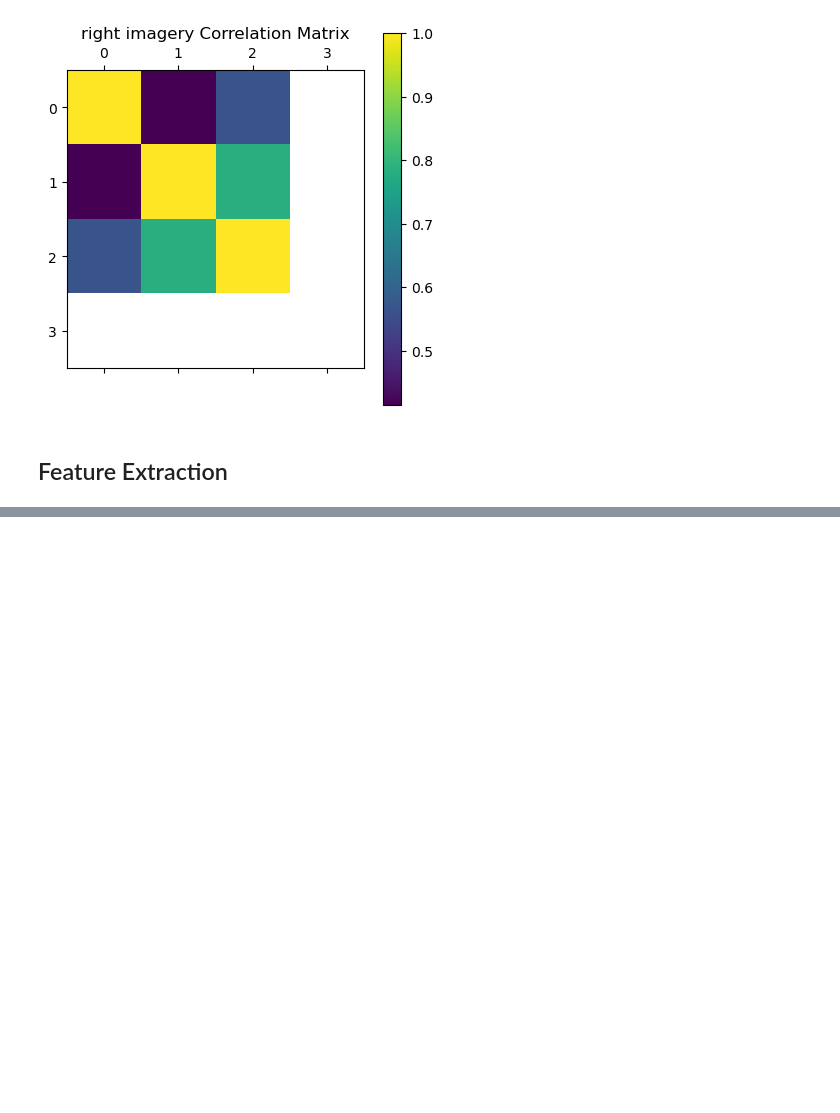
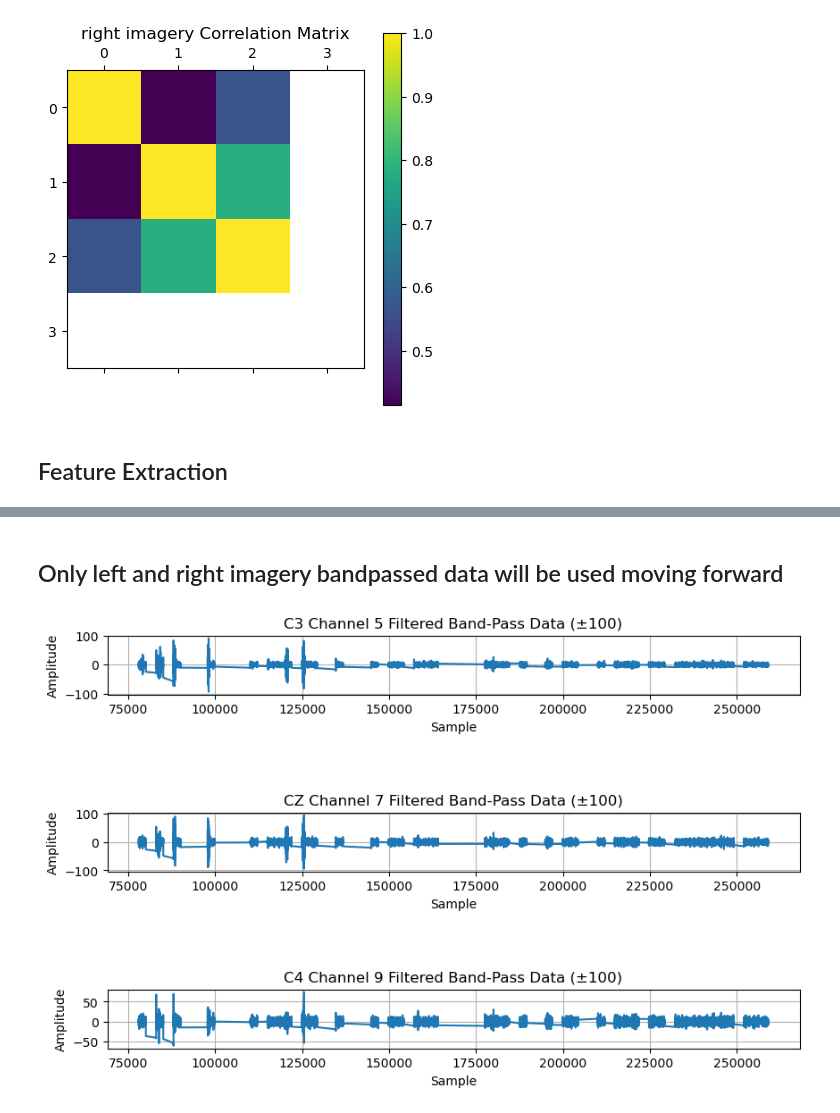
Before and after one commit to Jideco/stroke_rehab_data_analysis, a Jupyter notebook: 1_data_preparation_and_evaluation.ipynb, the cells around one changed output, grey strips where cells are left out. Saved outputs shown, nothing was run; the diff lists cells and outputs as text; code cells hidden in the pictures; blank space fills up the shorter version.

Commit message:
strict_filter

```diff
--- a/1_data_preparation_and_evaluation.ipynb
+++ b/1_data_preparation_and_evaluation.ipynb
@@ -822,0 +839,45 @@ plt.show()
+# %% [markdown]
+## Only left and right imagery bandpassed data will be used moving forward
+# %%
+# --- Updated: Strict filtering between -100 and +100 ---
+def filter_band_pass_data_strict(df, threshold=100):
+    mask = ((df >= -threshold) & (df <= threshold)).all(axis=1)
+    return df[mask]
+
+# Apply filtering
+left_imagery_band_pass_filtered = filter_band_pass_data_strict(left_imagery_band_pass)
+# %%
+figure, axis = plt.subplots(3, 1, figsize=(10, 6))
+plt.subplots_adjust(hspace=2)
+
+axis[0].set_title('C3 Channel 5 Filtered Band-Pass Data (±100)')
+axis[0].set_xlabel('Sample')
+axis[0].set_ylabel('Amplitude')
+axis[0].grid(True)
+
+axis[1].set_title('CZ Channel 7 Filtered Band-Pass Data (±100)')
+axis[1].set_xlabel('Sample')
+axis[1].set_ylabel('Amplitude')
+axis[1].grid(True)
+
+axis[2].set_title('C4 Channel 9 Filtered Band-Pass Data (±100)')
+axis[2].set_xlabel('Sample')
+axis[2].set_ylabel('Amplitude')
+axis[2].grid(True)
+
+
+line, = axis[2].plot([], [], marker='o', color='blue', linestyle='-', markersize=8)
+x_data_power = []
+y_data_power = []
+
+axis_x = 0
+axis_x_power = 0
+
+
+
+axis[0].plot(left_imagery_band_pass_filtered['C3 Channel 5'])
+axis[1].plot(left_imagery_band_pass_filtered['C4 Channel 7'])
+axis[2].plot(left_imagery_band_pass_filtered['Cz Channel 9'])
+plt.show()
+# %% [output]
+[figure, added]
```
Also changed, not shown: parts of 3 cells of this notebook.
